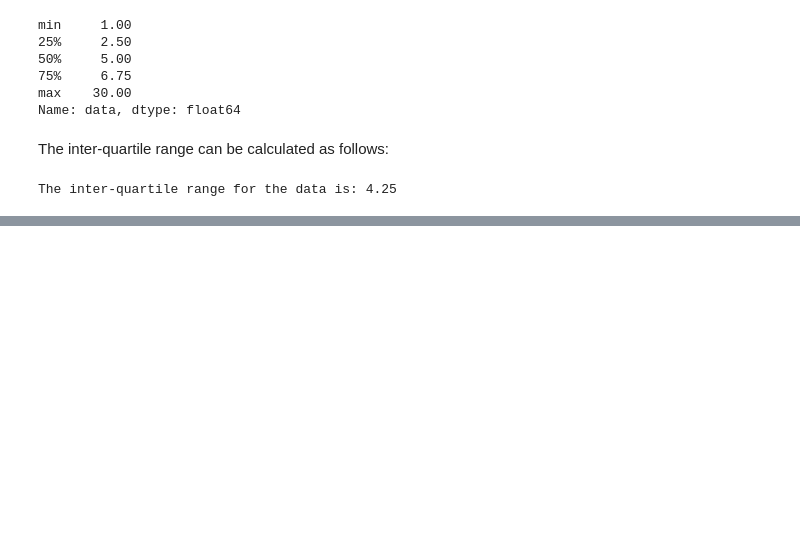
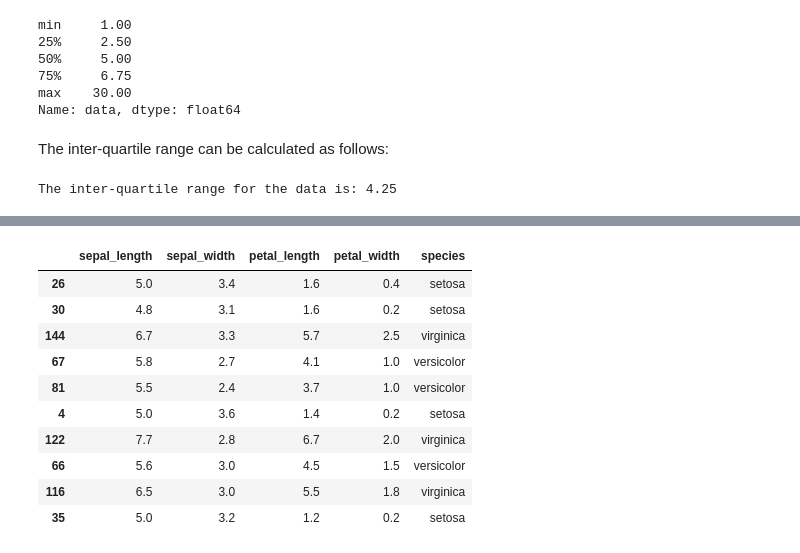
Before and after one commit to shkyler/gmit-foda-project, a Jupyter notebook: boxplot.ipynb, the cells around one changed output, grey strips where cells are left out. Drawn from its saved outputs; the diff is of its cells as text; code cells hidden in the pictures; blank space fills up the shorter version.

```diff
--- a/boxplot.ipynb
+++ b/boxplot.ipynb
@@ -157,0 +148,21 @@ https://blog.bioturing.com/2018/05/22/how-to-compare-box-plots/
+# %%
+# import the library
+import seaborn as sns
+import matplotlib.pyplot as plt
+%matplotlib inline
+# load the data set
+iris = sns.load_dataset('iris')
+# view a sample of the data
+iris.sample(10)
+# %% [output]
+|  | sepal_length | sepal_width | petal_length | petal_width | species |
+| 26 | 5.0 | 3.4 | 1.6 | 0.4 | setosa |
+| 30 | 4.8 | 3.1 | 1.6 | 0.2 | setosa |
+| 144 | 6.7 | 3.3 | 5.7 | 2.5 | virginica |
+| 67 | 5.8 | 2.7 | 4.1 | 1.0 | versicolor |
+| 81 | 5.5 | 2.4 | 3.7 | 1.0 | versicolor |
+| 4 | 5.0 | 3.6 | 1.4 | 0.2 | setosa |
+| 122 | 7.7 | 2.8 | 6.7 | 2.0 | virginica |
+| 66 | 5.6 | 3.0 | 4.5 | 1.5 | versicolor |
+| 116 | 6.5 | 3.0 | 5.5 | 1.8 | virginica |
+| 35 | 5.0 | 3.2 | 1.2 | 0.2 | setosa |
```
Also changed, not shown: parts of 9 cells of this notebook.
